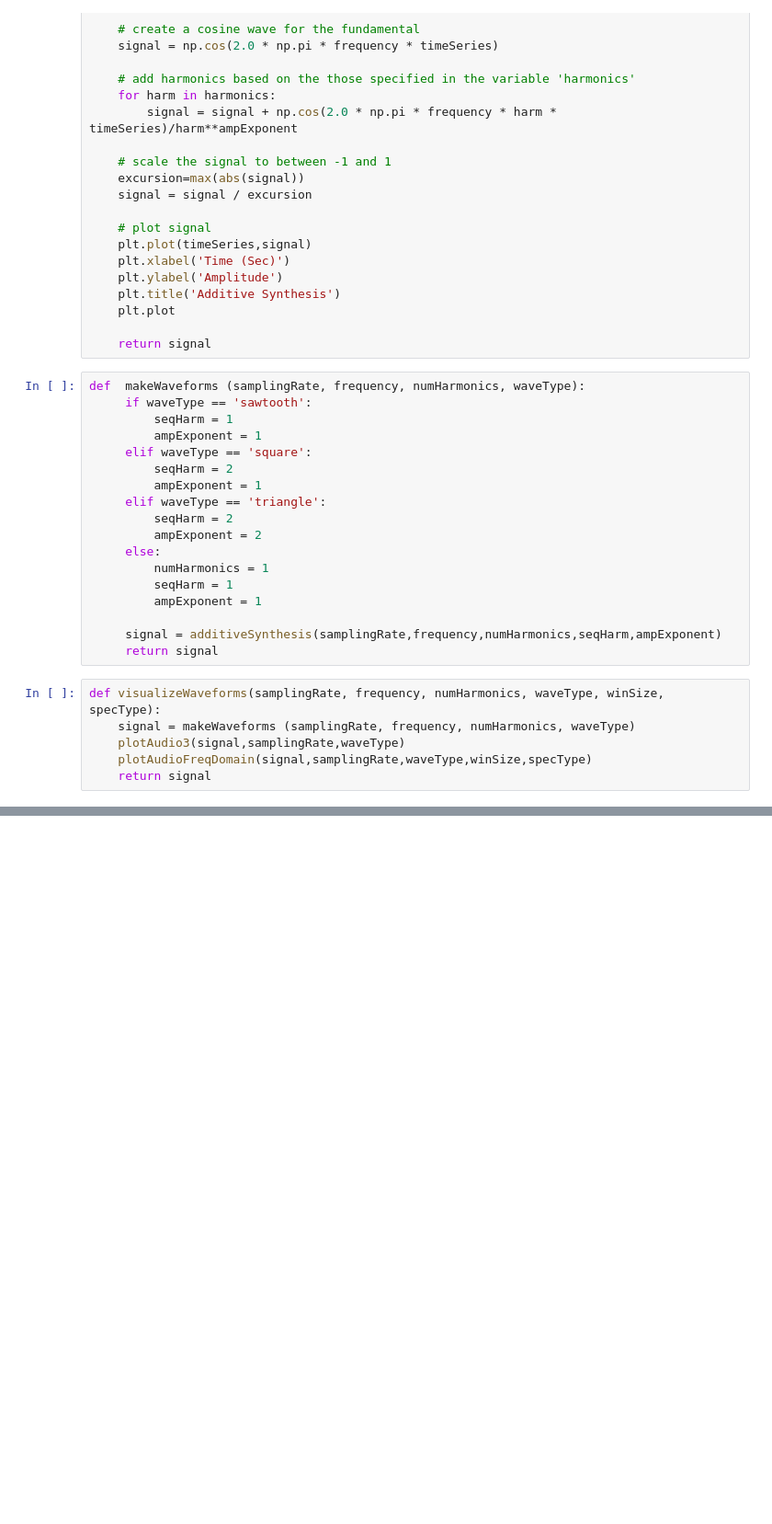
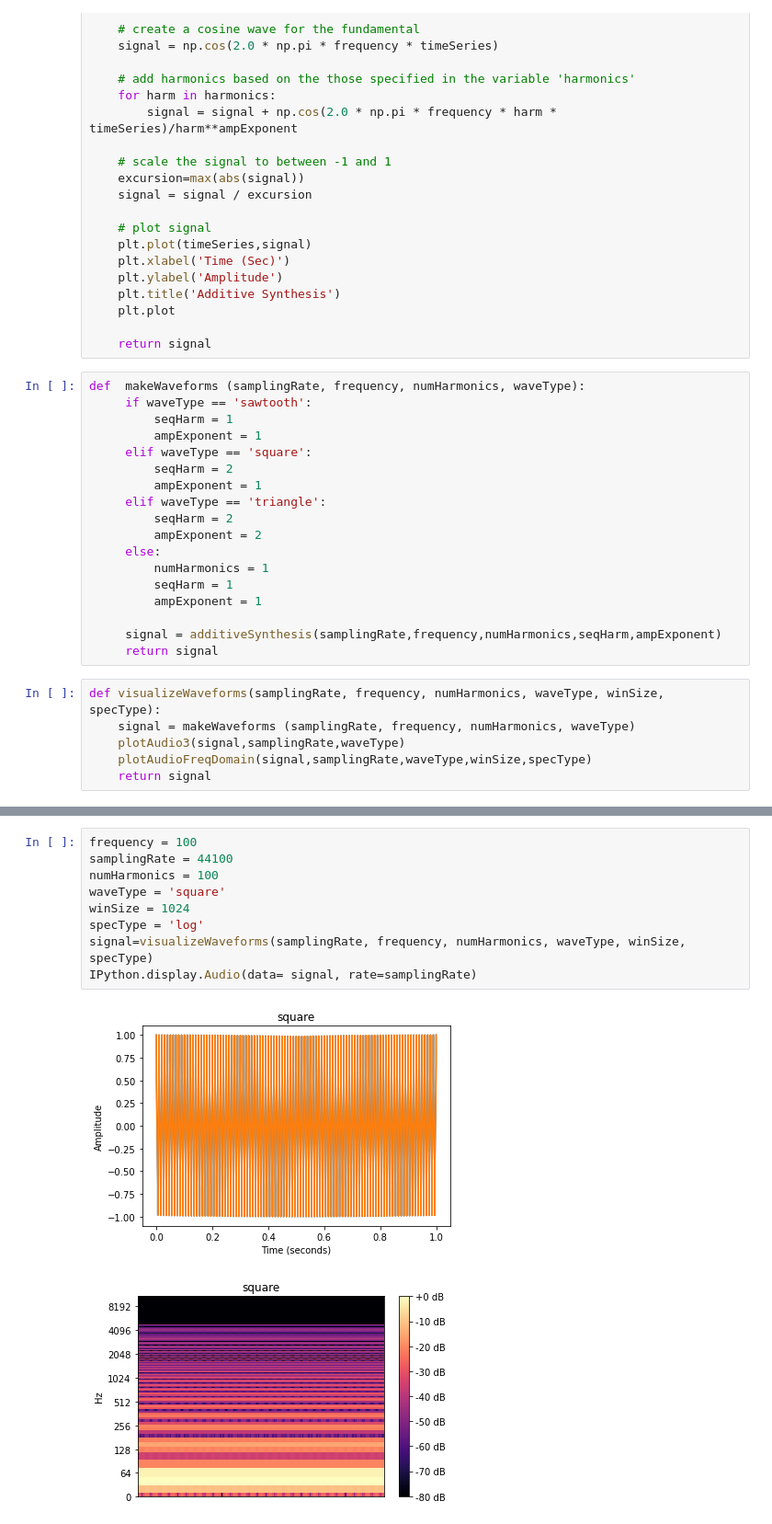
Before and after one commit to JaylenBri/imc2021-JaylenBrissett, a Jupyter notebook: Lab Assignments/Lab 4 Brissett.ipynb, the cells around one changed output, grey strips where cells are left out. Shown: that part at 92% size. Cells and saved outputs as stored; diff of their text form; blank space fills up the shorter version.

```diff
--- a/Lab Assignments/Lab 4 Brissett.ipynb
+++ b/Lab Assignments/Lab 4 Brissett.ipynb
@@ -122,0 +127,12 @@ IPython.display.Audio(data= signal, rate=samplingRate)
+# %%
+frequency = 100
+samplingRate = 44100
+numHarmonics = 100
+waveType = 'square'
+winSize = 1024
+specType = 'log'
+signal=visualizeWaveforms(samplingRate, frequency, numHarmonics, waveType, winSize, specType)
+IPython.display.Audio(data= signal, rate=samplingRate)
+# %% [output]
+[figure, added]
+[figure, added]
```
Also changed, not shown: parts of 2 cells of this notebook.
